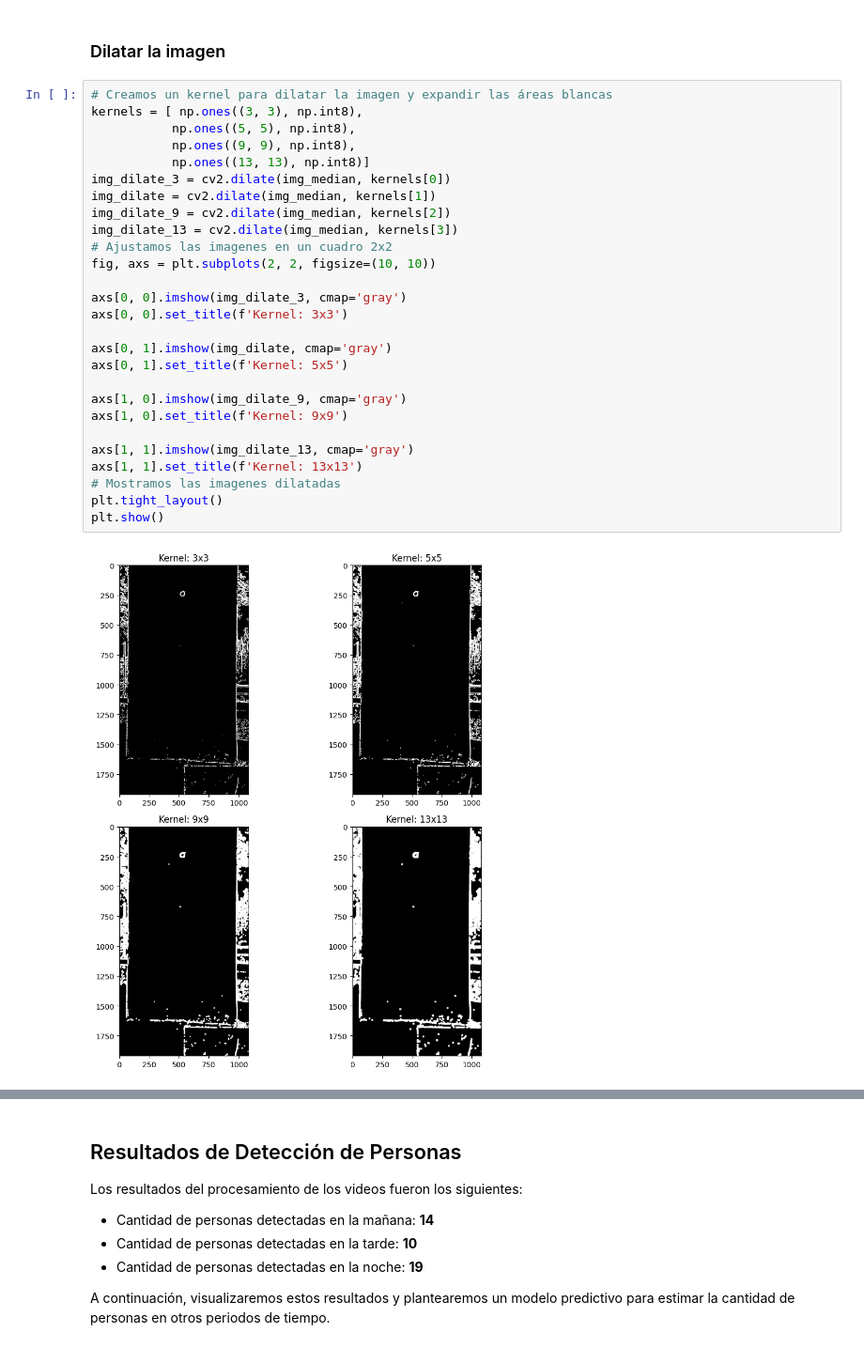
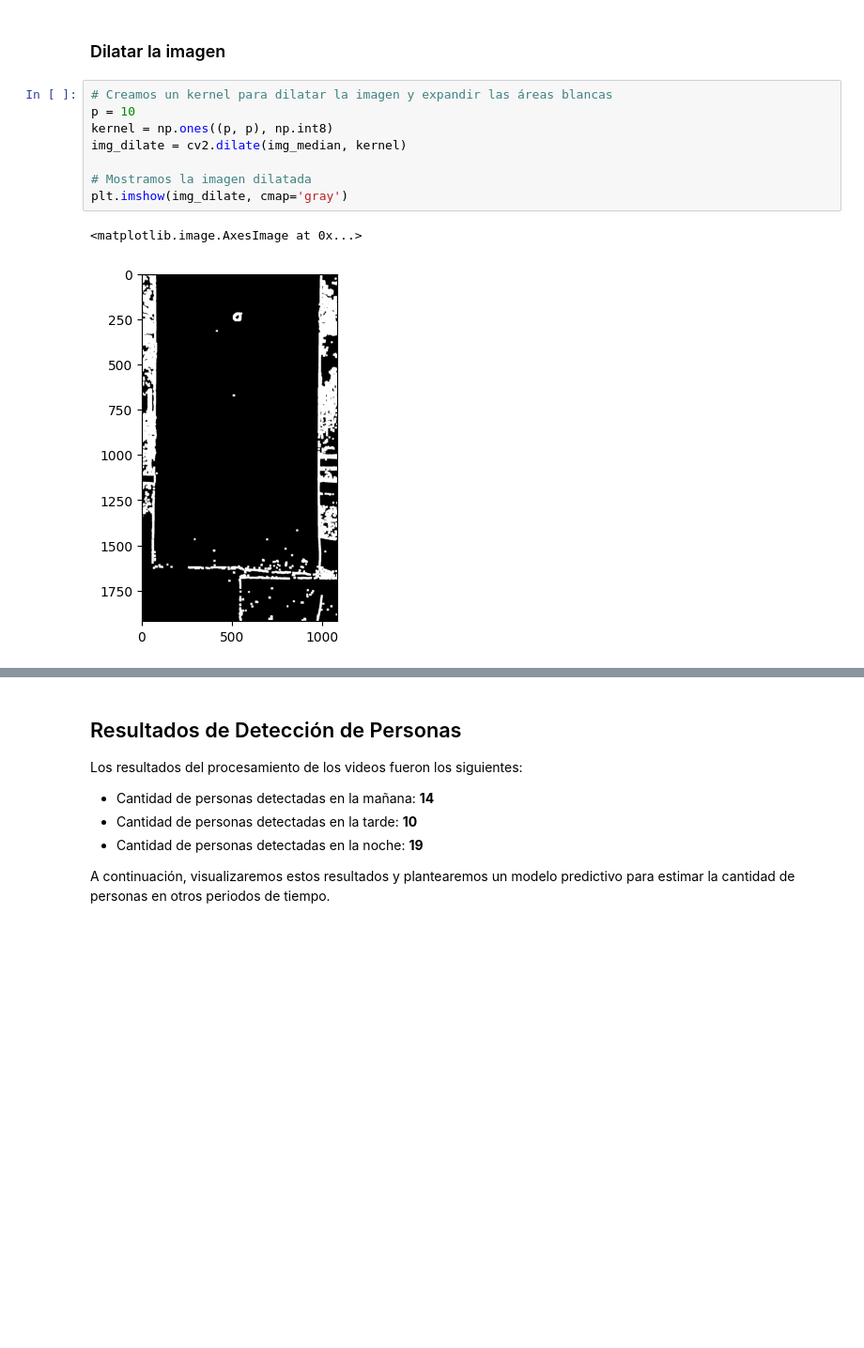
Before and after one commit to GabrielBarrientos99/deteccion_objetos_pixeles, a Jupyter notebook: prediccion.ipynb, the cells around one changed output, grey strips where cells are left out. Shown at 94% size. Saved outputs shown, nothing was run; the diff lists cells and outputs as text; blank space fills up the shorter version.

```diff
--- a/prediccion.ipynb
+++ b/prediccion.ipynb
@@ -125,32 +104,14 @@ plt.show()
 # %% [markdown]
 ### Dilatar la imagen
-# %%
-# Creamos un kernel para dilatar la imagen y expandir las áreas blancas
-kernels = [ np.ones((3, 3), np.int8),
-           np.ones((5, 5), np.int8),
-           np.ones((9, 9), np.int8),
-           np.ones((13, 13), np.int8)]
-img_dilate_3 = cv2.dilate(img_median, kernels[0])
-img_dilate = cv2.dilate(img_median, kernels[1])
-img_dilate_9 = cv2.dilate(img_median, kernels[2])
-img_dilate_13 = cv2.dilate(img_median, kernels[3])
-# Ajustamos las imagenes en un cuadro 2x2
-fig, axs = plt.subplots(2, 2, figsize=(10, 10))
-
-axs[0, 0].imshow(img_dilate_3, cmap='gray')
-axs[0, 0].set_title(f'Kernel: 3x3')
-
-axs[0, 1].imshow(img_dilate, cmap='gray')
-axs[0, 1].set_title(f'Kernel: 5x5')
-
-axs[1, 0].imshow(img_dilate_9, cmap='gray')
-axs[1, 0].set_title(f'Kernel: 9x9')
-
-axs[1, 1].imshow(img_dilate_13, cmap='gray')
-axs[1, 1].set_title(f'Kernel: 13x13')
-# Mostramos las imagenes dilatadas
-plt.tight_layout()
-plt.show()
-# %% [output]
-[figure, removed]
+# %%
+# Creamos un kernel para dilatar la imagen y expandir las áreas blancas
+p = 10
+kernel = np.ones((p, p), np.int8)
+img_dilate = cv2.dilate(img_median, kernel)
+
+# Mostramos la imagen dilatada
+plt.imshow(img_dilate, cmap='gray')
+# %% [output]
+<matplotlib.image.AxesImage at 0x...>
+[figure, added]
 # %% [markdown]
```
Also changed, not shown: parts of 13 cells of this notebook.
